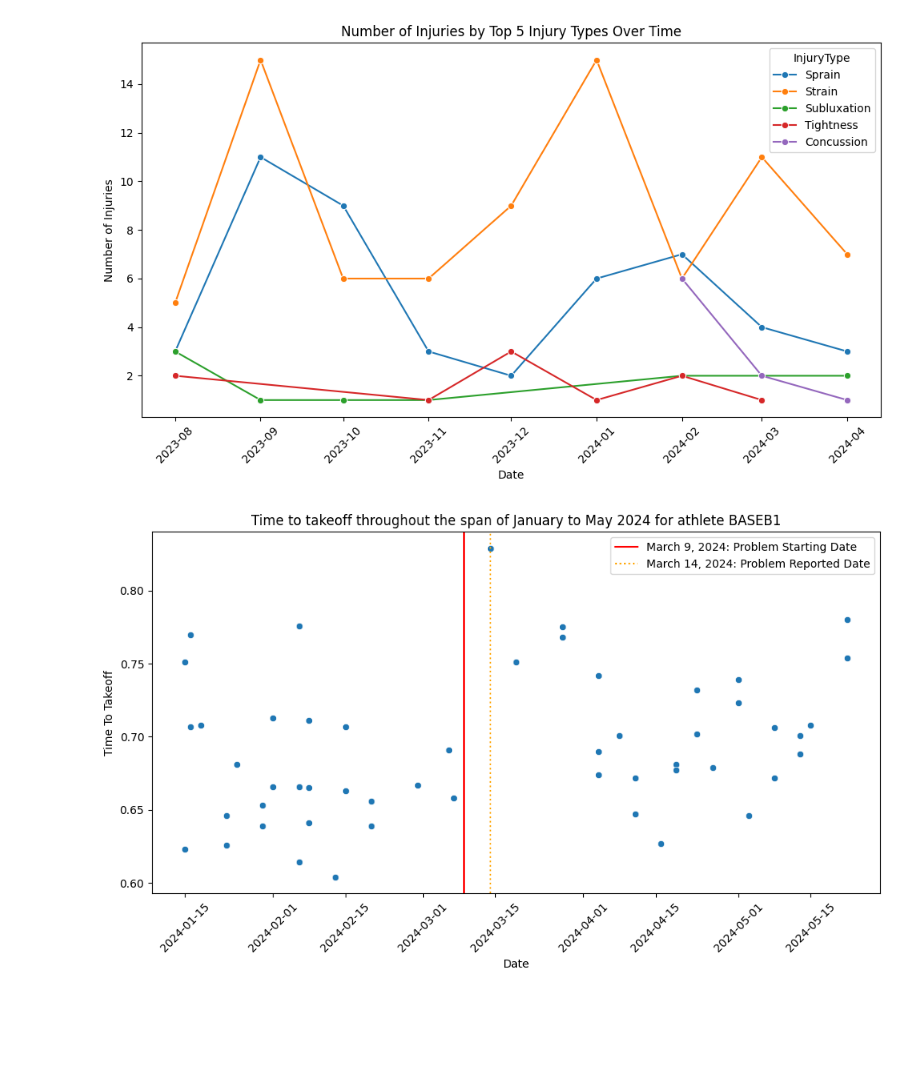
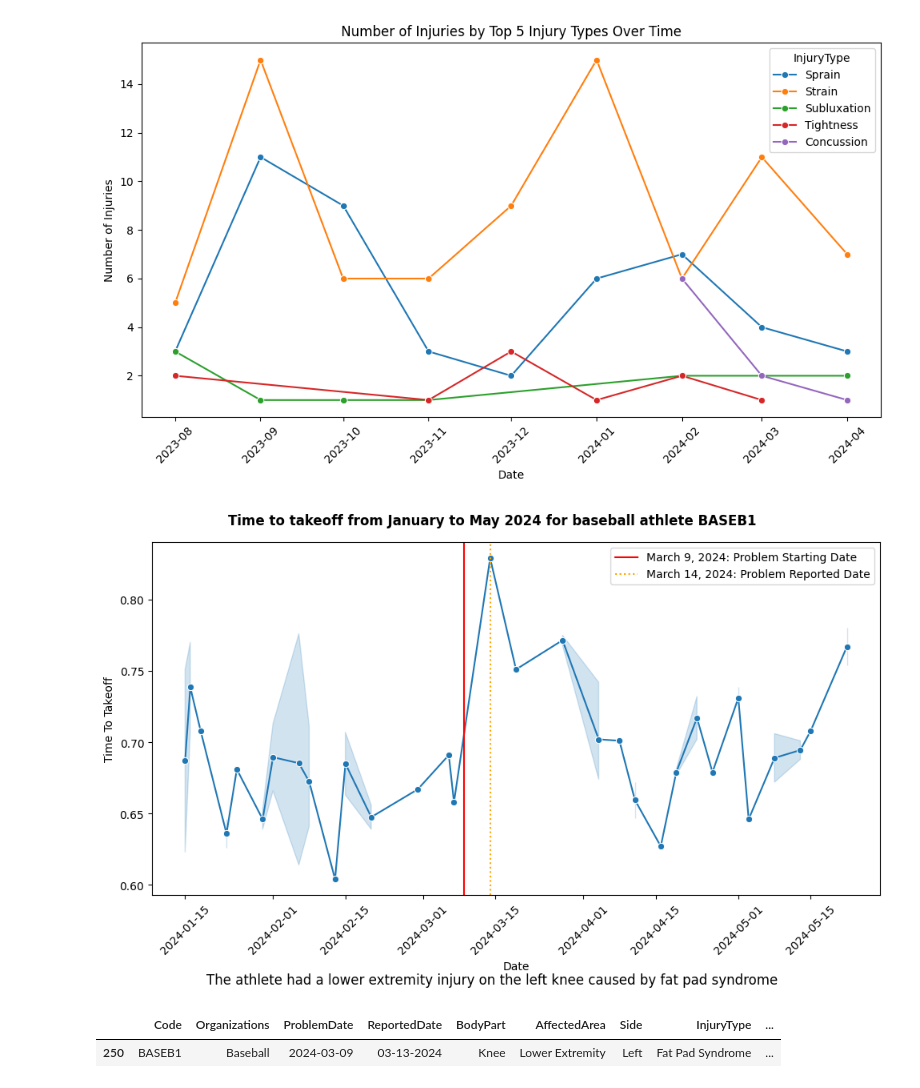
Before and after one commit to bachnguyen234/da301-isaac-athletics, a Jupyter notebook: bach_main_file.ipynb, the cells around one changed output. Cells and saved outputs as stored; diff of their text form; code cells hidden in the pictures; blank space fills up the shorter version.

```diff
--- a/bach_main_file.ipynb
+++ b/bach_main_file.ipynb
@@ -196,25 +205,27 @@ df_baseball["Date"] = pd.to_datetime(df_baseball["Date"], format='%Y-%m-%d')
 # %%
-# Filtering data for plotting
-lower_injury_baseball = df_injuries[(df_injuries['Organizations'] == "Baseball") &
-                                 (df_injuries['AffectedArea'] == "Lower Extremity")]
-
-thigh_injuries_jumps = df_baseball[df_baseball['Code'] == "BASEB1"]
-desc = thigh_injuries_jumps.sort_values(by='Date')
-
 #Plotting
 plt.figure(figsize=(10, 6))
-sns.scatterplot(x='Date', y='Time To Takeoff', data=desc)
-plt.title('Time to takeoff throughout the span of January to May 2024 for athlete BASEB1')
+sns.lineplot(x='Date', y='Time To Takeoff', data=desc, marker = "o")
+#sns.scatterplot(x='Date', y='Time To Takeoff', data=desc)
+plt.suptitle('Time to takeoff from January to May 2024 for baseball athlete BASEB1', fontweight = "bold")
 plt.xticks(rotation = 45)
 
 # Add vertical line for March 9th 2024 for problem starting date
 plt.axvline(pd.to_datetime("2024-03-09"), color='red', linestyle='-', label='March 9, 2024: Problem Starting Date')
 
 # Add vertical line for March 14th 2024 for reported date
 plt.axvline(pd.to_datetime("2024-03-14"), color='orange', linestyle=':', label='March 14, 2024: Problem Reported Date')
 
+txt="The athlete had a lower extremity injury on the left knee caused by fat pad syndrome"
+plt.figtext(0.5, 0.0001, txt, wrap=True, horizontalalignment='center', fontsize=12)
+
 plt.legend()
 plt.tight_layout()
 plt.show()
 # %% [output]
-[figure, old version]
+[figure, new version]
+# %%
+df_injuries.loc[df_injuries["Code"] == "BASEB1"]
+# %% [output]
+|  | Code | Organizations | ProblemDate | ReportedDate | BodyPart | AffectedArea | Side | InjuryType | ... |
+| 250 | BASEB1 | Baseball | 2024-03-09 | 03-13-2024 | Knee | Lower Extremity | Left | Fat Pad Syndrome | ... |
```
Also changed, not shown: parts of 6 cells of this notebook.
